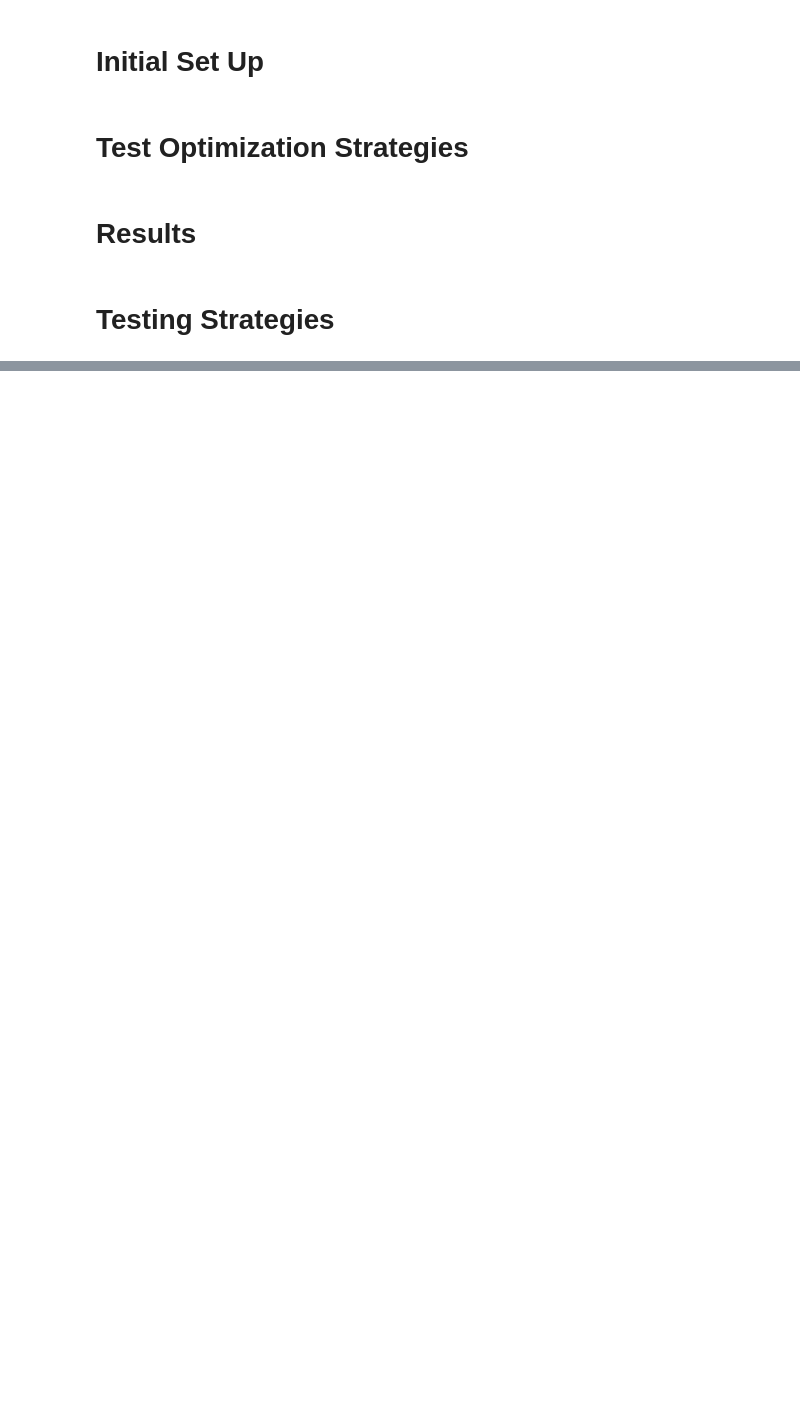
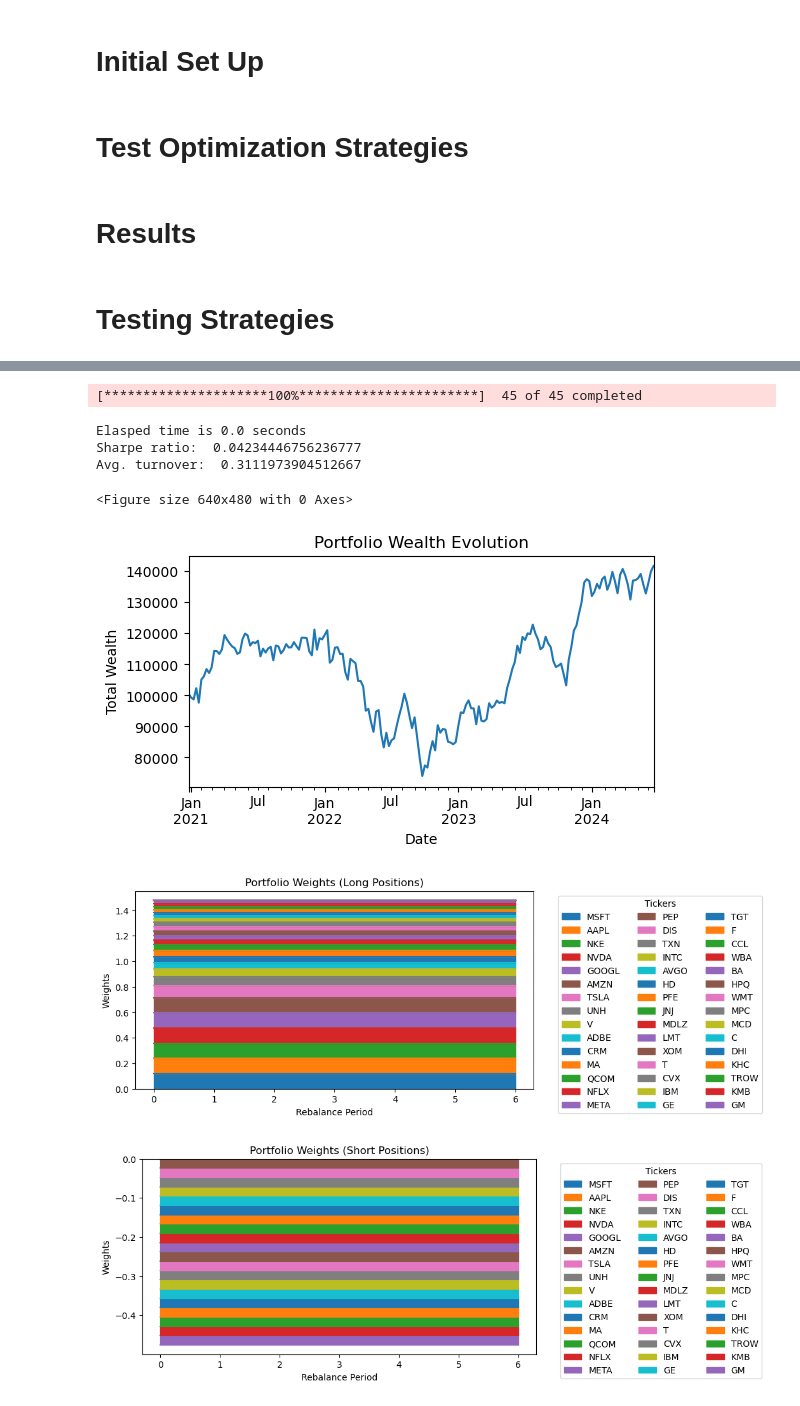
Before and after one commit to MIE479-2024/mie-377-template-MatthewGWilson, a Jupyter notebook: MIE377_Project_Main.ipynb, the cells around one changed output, grey strips where cells are left out. Saved outputs shown, nothing was run; the diff lists cells and outputs as text; code cells hidden in the pictures; blank space fills up the shorter version.

```diff
--- a/MIE377_Project_Main.ipynb
+++ b/MIE377_Project_Main.ipynb
@@ -447,0 +446,20 @@ Avg. turnover:  0.7407032642884955
+# %%
+weightsChatGPT45 = [
+    0.1190, 0.1190, 0.1190, 0.1190, 0.1190, 0.1190, 0.0952, 0.0714,
+    0.0595, 0.0476, 0.0476, 0.0476, 0.0476, 0.0357, 0.0357, 0.0357,
+    0.0357, 0.0357, 0.0238, 0.0238, 0.0238, 0.0238, 0.0238, 0.0238, 0.0238, # 25 long
+    -0.0238, -0.0238, -0.0238, -0.0238, -0.0238, -0.0238,
+    -0.0238, -0.0238, -0.0238, -0.0238, -0.0238, -0.0238, -0.0238,
+    -0.0238, -0.0238, -0.0238, -0.0238, -0.0238, -0.0238, -0.0238 # 20 short
+]
+
+ChatGPT45WeightsResults = test_and_results(tickersChatGPT45, "ChatGPT_Weights", "", weightsChatGPT45)
+# %% [output]
+[*********************100%***********************]  45 of 45 completed
+Elasped time is 0.0 seconds
+Sharpe ratio:  0.04234446756236777
+Avg. turnover:  0.3111973904512667
+<Figure size 640x480 with 0 Axes>
+[figure, added]
+[figure, added]
+[figure, added]
```
Also changed, not shown: parts of 9 cells of this notebook, 2 other files.
